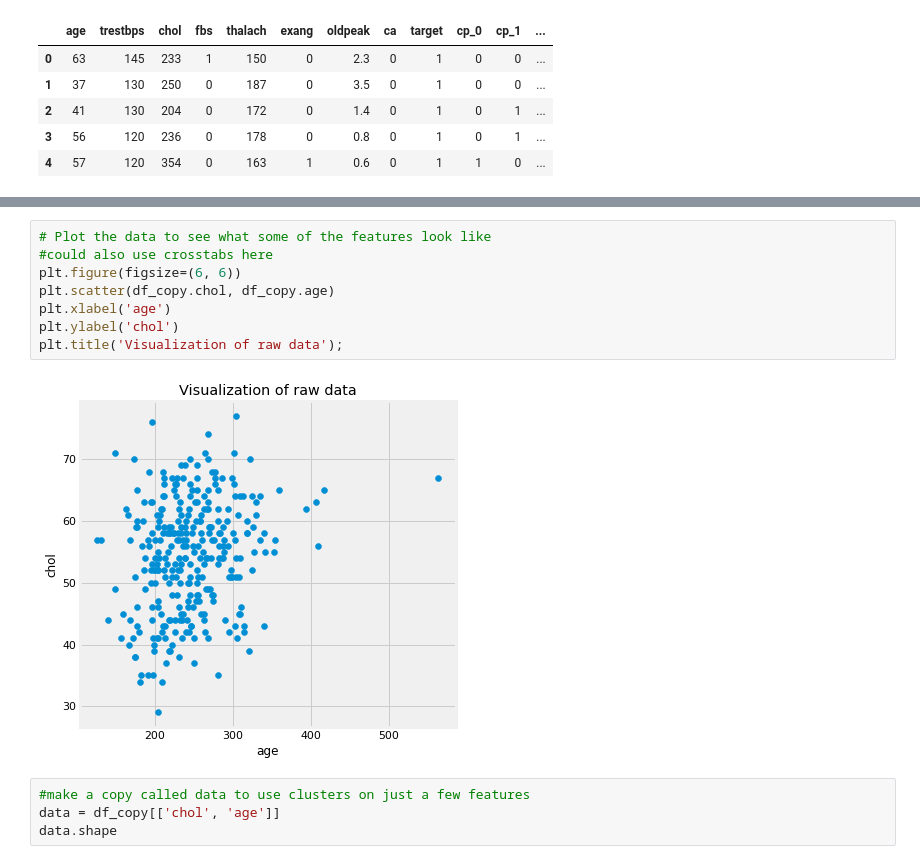
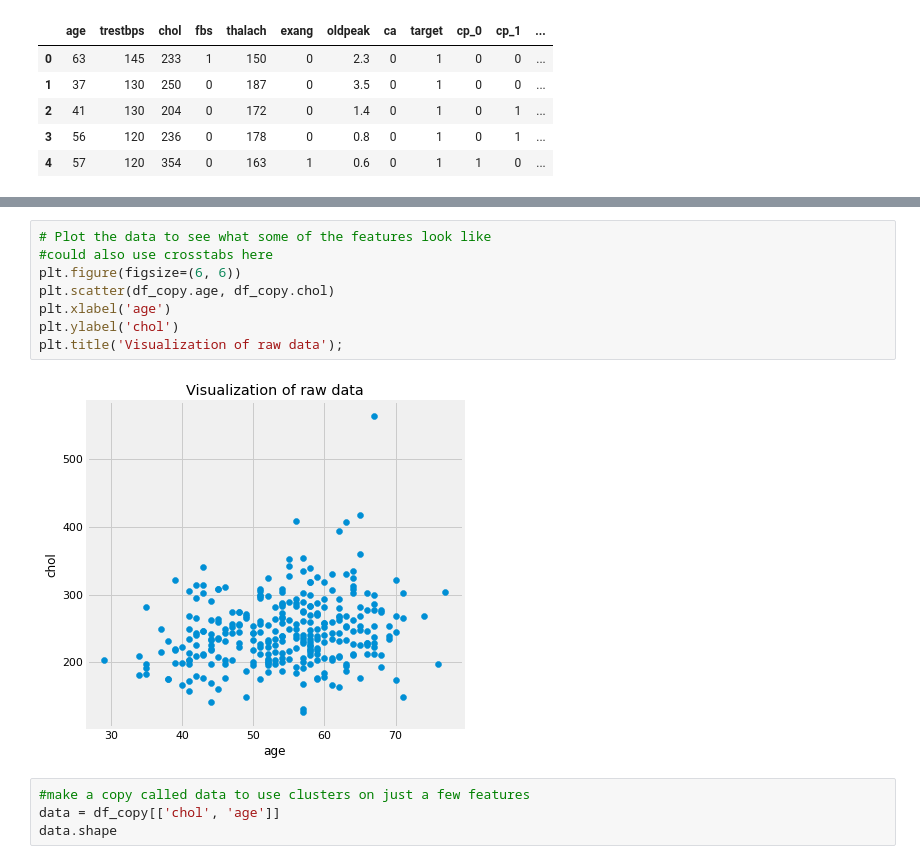
Before and after one commit to michhottinger/CS-Data-Science-Build-Week-1, a Jupyter notebook: cs_build_week_K_means.ipynb, the cells around one changed output, grey strips where cells are left out. Cells and saved outputs as stored; diff of their text form.

```diff
--- a/cs_build_week_K_means.ipynb
+++ b/cs_build_week_K_means.ipynb
@@ -60,13 +63,13 @@ df_copy.shape
 # %%
 # Plot the data to see what some of the features look like
 #could also use crosstabs here
 plt.figure(figsize=(6, 6))
-plt.scatter(df_copy.chol, df_copy.age)
+plt.scatter(df_copy.age, df_copy.chol)
 plt.xlabel('age')
 plt.ylabel('chol')
 plt.title('Visualization of raw data');
 # %% [output]
-[figure, old version]
+[figure, new version]
 # %%
 #make a copy called data to use clusters on just a few features
 data = df_copy[['chol', 'age']]
```
Also changed, not shown: parts of 23 cells of this notebook.
